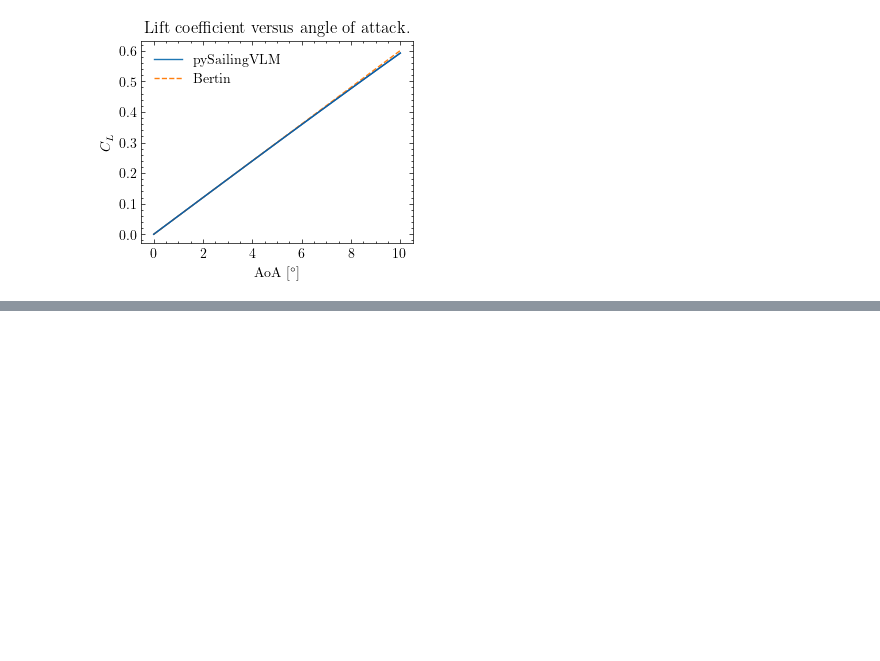
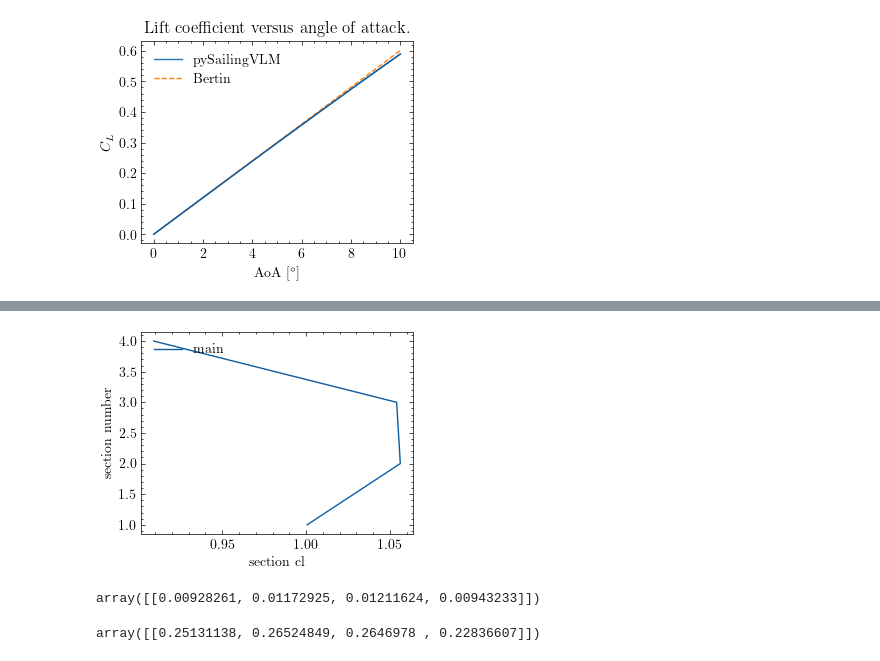
Before and after one commit to orgSailingVLM/pySailingVLM, a Jupyter notebook: pySailingVLM/examples/bertin-zuza.ipynb, the cells around one changed output, grey strips where cells are left out. Saved outputs shown, nothing was run; the diff lists cells and outputs as text; code cells hidden in the pictures; blank space fills up the shorter version.

```diff
--- a/pySailingVLM/examples/bertin-zuza.ipynb
+++ b/pySailingVLM/examples/bertin-zuza.ipynb
@@ -219,0 +264,24 @@ np.sum(cl[0]) / np.deg2rad(conditions.alpha_true_wind_deg)
+# %%
+import matplotlib.pyplot as plt
+%matplotlib inline
+section_number = np.arange(1, myvlm.n_spanwise+1, 1)
+
+fig = plt.figure()
+ax1 = fig.add_subplot(111)
+
+#ax1.plot(cl[0], section_number, label='jib')
+ax1.plot(cl[0]/ C[0], section_number, label='main')
+plt.ylabel('section number')
+plt.xlabel('section cl')
+plt.legend(loc='upper left')
+plt.show()
+# %% [output]
+[figure, added]
+# %%
+cd
+# %% [output]
+array([[0.00928261, 0.01172925, 0.01211624, 0.00943233]])
+# %%
+cl
+# %% [output]
+array([[0.25131138, 0.26524849, 0.2646978 , 0.22836607]])
```
Also changed, not shown: parts of 17 cells of this notebook, 8 other files.
